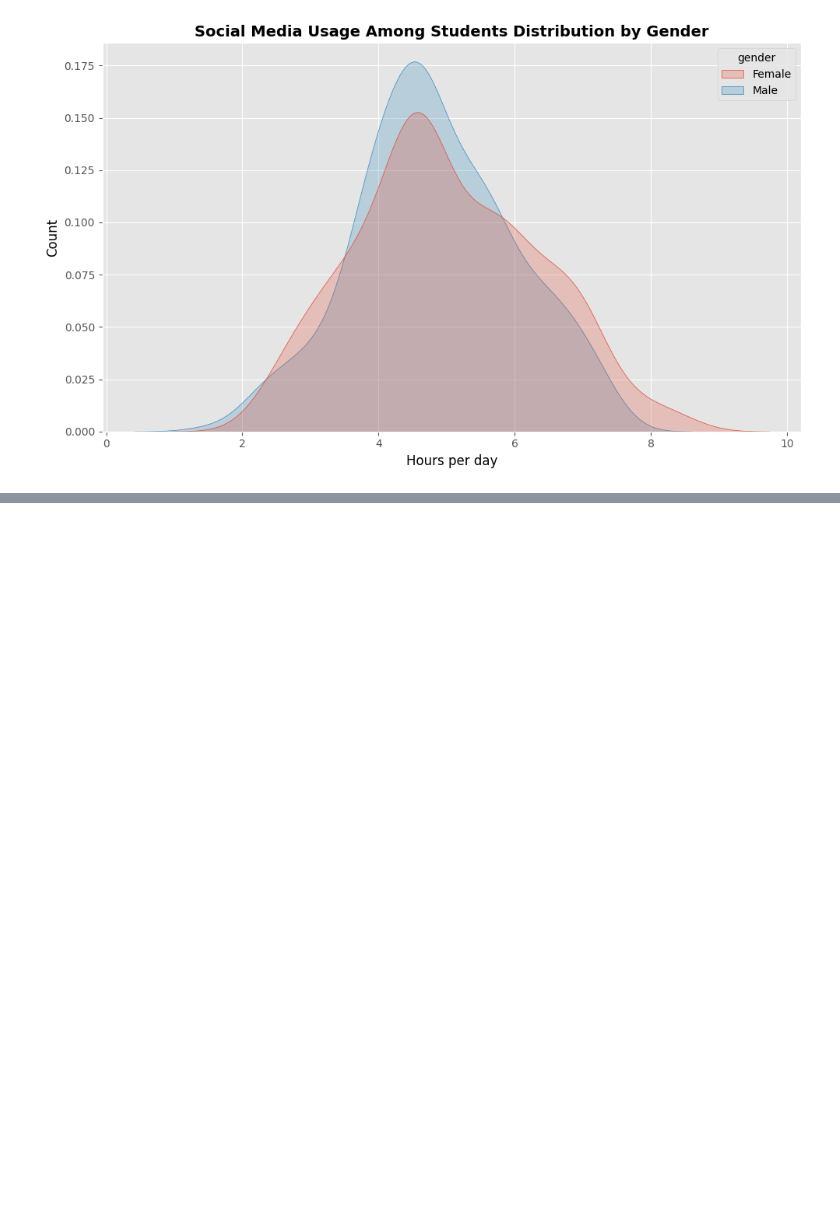
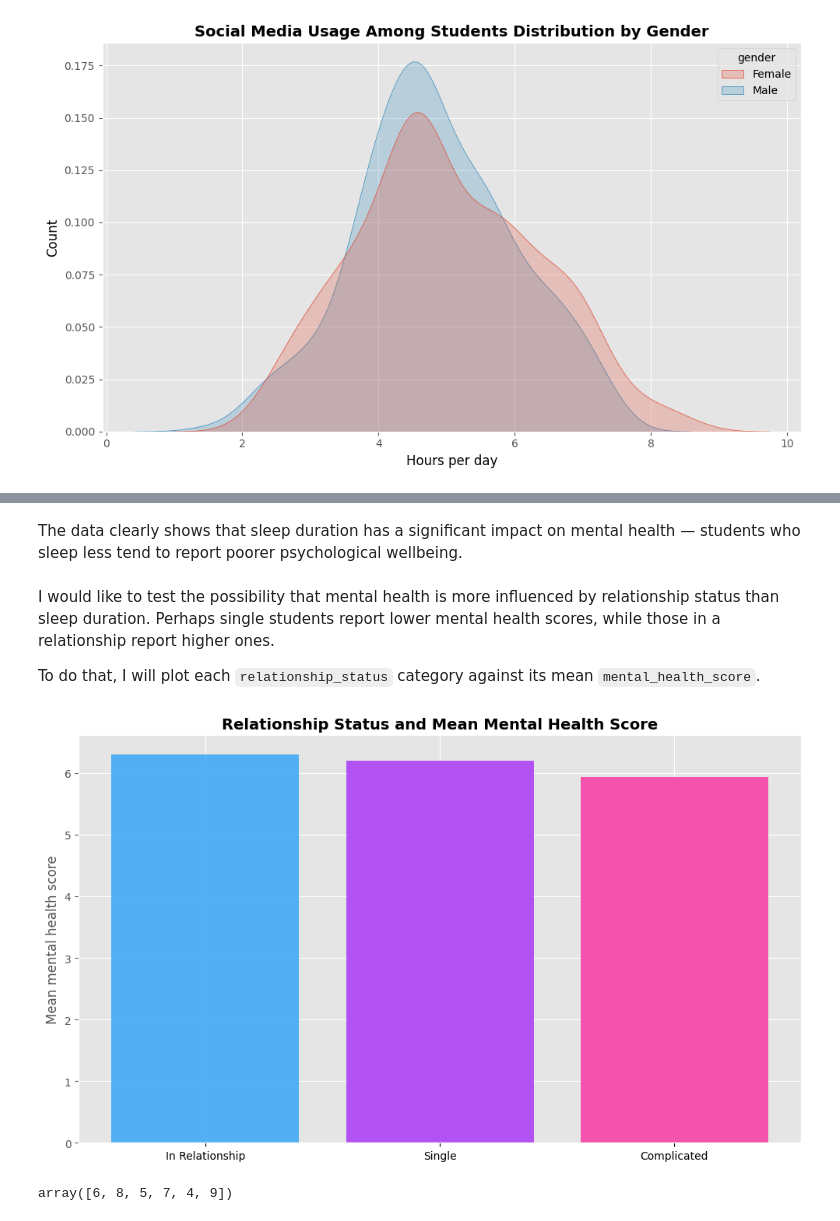
Before and after one commit to kseniiaoblasova/social-media-addiction-analysis, a Jupyter notebook: notebooks/exploration.ipynb, the cells around one changed output, grey strips where cells are left out. Drawn from its saved outputs; the diff is of its cells as text; code cells hidden in the pictures; blank space fills up the shorter version.

```diff
--- a/notebooks/exploration.ipynb
+++ b/notebooks/exploration.ipynb
@@ -306,0 +393,26 @@ plt.tight_layout()
+# %% [markdown]
+The data clearly shows that sleep duration has a significant impact on mental health — students who sleep less tend to report poorer psychological wellbeing.
+# %% [markdown]
+I would like to test the possibility that mental health is more influenced by relationship status than sleep duration.
+Perhaps single students report lower mental health scores, while those in a relationship report higher ones.
+
+To do that, I will plot each `relationship_status` category against its mean `mental_health_score`.
+# %%
+in_relationship_mh=df.query('relationship_status=="In Relationship"')['mental_health_score'].mean()
+single_mh=df.query('relationship_status=="Single"')['mental_health_score'].mean()
+complicated_mh=df.query('relationship_status=="Complicated"')['mental_health_score'].mean()
+
+plt.figure(figsize=(10,6))
+plt.bar(['In Relationship','Single','Complicated'],[in_relationship_mh,single_mh,complicated_mh], color=['#42aaf5','#ad42f5','#f542a7'], alpha=0.9)
+plt.title('Relationship Status and Mean Mental Health Score',fontdict=title_style)
+plt.ylabel('Mean mental health score')
+plt.tick_params(axis='x',colors='black')
+
+plt.savefig('../outputs/multivariate-analysis/relationship-status-and-mental-health.png')
+plt.tight_layout()
+# %% [output]
+[figure, added]
+# %%
+df.mental_health_score.unique()
+# %% [output]
+array([6, 8, 5, 7, 4, 9])
```
Also changed, not shown: parts of 25 cells of this notebook, 7 other files.
